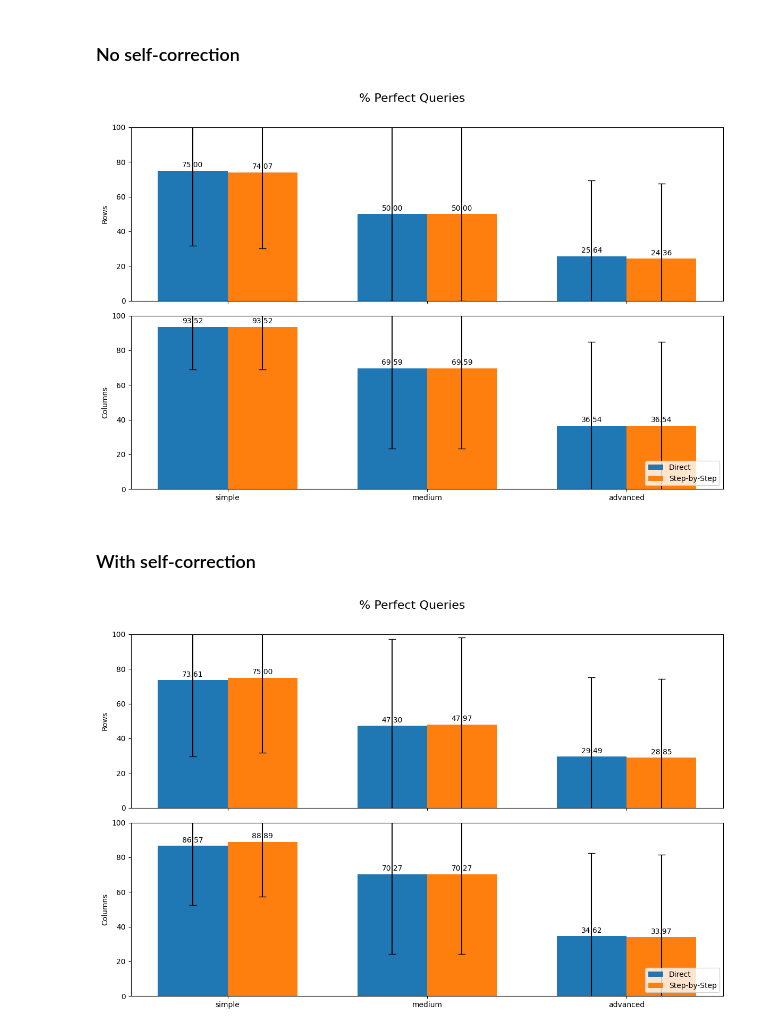
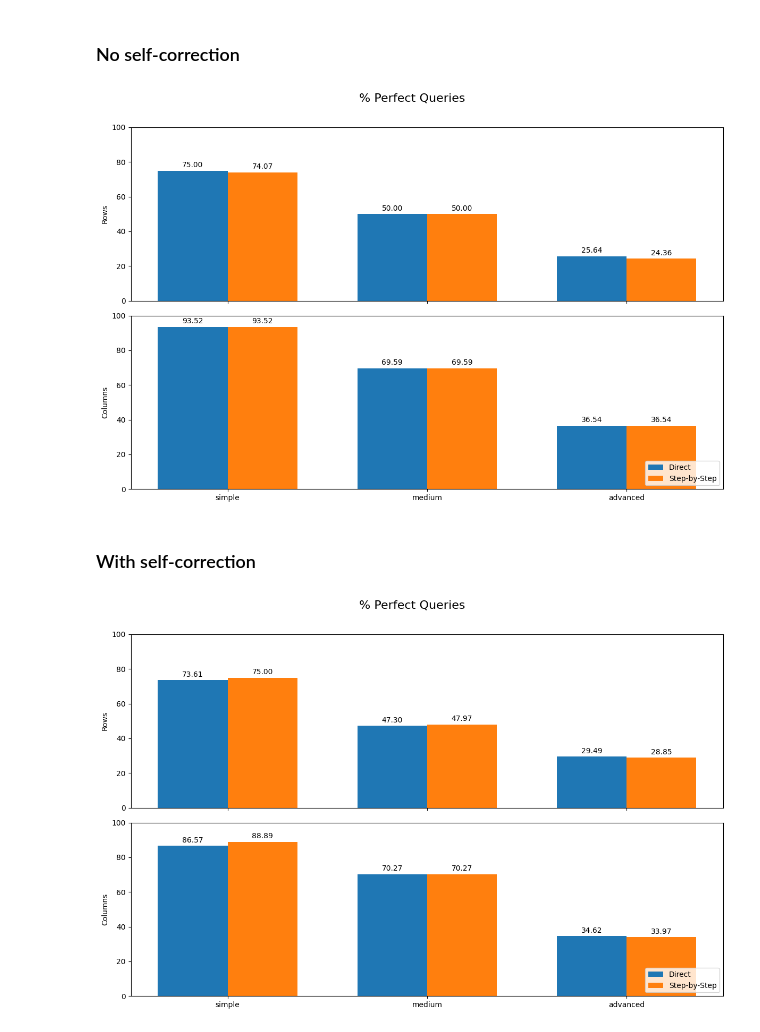
Before and after one commit to SimonSanfeliu/Tesis-Simon-Sanfeliu, a Jupyter notebook: Graphs_v2.ipynb, the cells around one changed output. Cells and saved outputs as stored; diff of their text form; code cells hidden in the pictures.

Commit message:
🎨 Aesthetic changes in graphs

```diff
--- a/Graphs_v2.ipynb
+++ b/Graphs_v2.ipynb
@@ -30,6 +30,10 @@ metrics_direct_corr = pd.read_csv("experiments\metrics_gpt-4o_2025-05-19T17-10-4
 # Add prompt type before combining
 metrics_direct_no_corr['prompt_type'] = 'Direct'
 metrics_step_no_corr['prompt_type'] = 'Step-by-Step'
+
+# Deleting the gold queries for this graphs
+metrics_direct_no_corr = metrics_direct_no_corr[metrics_direct_no_corr["query_run"] != 0]
+metrics_step_no_corr = metrics_step_no_corr[metrics_step_no_corr["query_run"] != 0]
 
 # Combine the two
 df_all = pd.concat([metrics_direct_no_corr, metrics_step_no_corr], ignore_index=True)
@@ -67,8 +71,8 @@ fig, axs = plt.subplots(2, 1, figsize=(12, 8), sharex=True)
 fig.suptitle('% Perfect Queries', fontsize=16)
 
 # ===== ROW PLOT =====
-axs[0].bar(x - width/2, direct['mean_row'], width, yerr=direct['std_row'], capsize=5, label='Direct')
-axs[0].bar(x + width/2, step['mean_row'], width, yerr=step['std_row'], capsize=5, label='Step-by-Step')
+axs[0].bar(x - width/2, direct['mean_row'], width, capsize=5, label='Direct')
+axs[0].bar(x + width/2, step['mean_row'], width, capsize=5, label='Step-by-Step')
 axs[0].set_ylabel("Rows")
 axs[0].set_ylim(0, 100)
 
@@ -78,8 +82,8 @@ for i in range(len(x)):
     axs[0].text(x[i] + width/2, step['mean_row'].values[i] + 2, f"{step['mean_row'].values[i]:.2f}", ha='center')
 
 # ===== COLUMN PLOT =====
-axs[1].bar(x - width/2, direct['mean_col'], width, yerr=direct['std_col'], capsize=5, label='Direct')
-axs[1].bar(x + width/2, step['mean_col'], width, yerr=step['std_col'], capsize=5, label='Step-by-Step')
+axs[1].bar(x - width/2, direct['mean_col'], width, capsize=5, label='Direct')
+axs[1].bar(x + width/2, step['mean_col'], width, capsize=5, label='Step-by-Step')
 axs[1].set_ylabel("Columns")
 axs[1].set_ylim(0, 100)
 
@@ -100,13 +104,17 @@ plt.tight_layout()
 plt.subplots_adjust(top=0.9)
 plt.show()
 # %% [output]
-[figure, old version]
+[figure, new version]
 # %% [markdown]
 ### With self-correction
 # %%
 # Add prompt type before combining
 metrics_direct_corr['prompt_type'] = 'Direct'
 metrics_step_corr['prompt_type'] = 'Step-by-Step'
+
+# Deleting the gold queries for this graphs
+metrics_direct_corr = metrics_direct_corr[metrics_direct_corr["query_run"] != 0]
+metrics_step_corr = metrics_step_corr[metrics_step_corr["query_run"] != 0]
 
 # Combine the two
 df_all = pd.concat([metrics_direct_corr, metrics_step_corr], ignore_index=True)
@@ -144,37 +152,37 @@ fig, axs = plt.subplots(2, 1, figsize=(12, 8), sharex=True)
 fig.suptitle('% Perfect Queries', fontsize=16)
 
 # ===== ROW PLOT =====
-axs[0].bar(x - width/2, direct['mean_row'], width, yerr=direct['std_row'], capsize=5, label='Direct')
-axs[0].bar(x + width/2, step['mean_row'], width, yerr=step['std_row'], capsize=5, label='Step-by-Step')
+axs[0].bar(x - width/2, direct['mean_row'], width, capsize=5, label='Direct')
+axs[0].bar(x + width/2, step['mean_row'], width, capsize=5, label='Step-by-Step')
 axs[0].set_ylabel("Rows")
 axs[0].set_ylim(0, 100)
 
 # Annotate bars
 for i in range(len(x)):
     axs[0].text(x[i] - width/2, direct['mean_row'].values[i] + 2, f"{direct['mean_row'].values[i]:.2f}", ha='center')
     axs[0].text(x[i] + width/2, step['mean_row'].values[i] + 2, f"{step['mean_row'].values[i]:.2f}", ha='center')
 
 # ===== COLUMN PLOT =====
-axs[1].bar(x - width/2, direct['mean_col'], width, yerr=direct['std_col'], capsize=5, label='Direct')
-axs[1].bar(x + width/2, step['mean_col'], width, yerr=step['std_col'], capsize=5, label='Step-by-Step')
+axs[1].bar(x - width/2, direct['mean_col'], width, capsize=5, label='Direct')
+axs[1].bar(x + width/2, step['mean_col'], width, capsize=5, label='Step-by-Step')
 axs[1].set_ylabel("Columns")
 axs[1].set_ylim(0, 100)
 
 # Annotate bars
 for i in range(len(x)):
     axs[1].text(x[i] - width/2, direct['mean_col'].values[i] + 2, f"{direct['mean_col'].values[i]:.2f}", ha='center')
     axs[1].text(x[i] + width/2, step['mean_col'].values[i] + 2, f"{step['mean_col'].values[i]:.2f}", ha='center')
 
 # X-axis labels
 axs[1].set_xticks(x)
 axs[1].set_xticklabels(difficulty_order)
 
 # Legend
 axs[1].legend(loc="lower right")
 
 # Tight layout
 plt.tight_layout()
 plt.subplots_adjust(top=0.9)
 plt.show()
 # %% [output]
-[figure, old version]
+[figure, new version]
```
